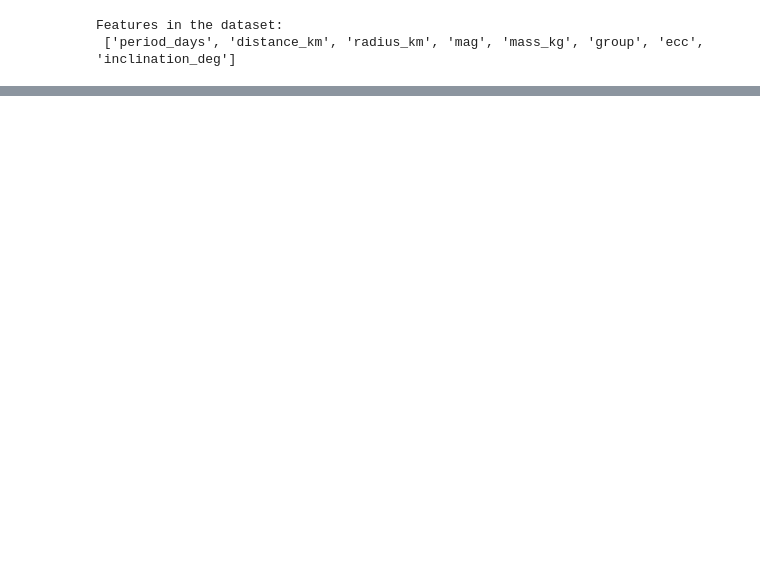
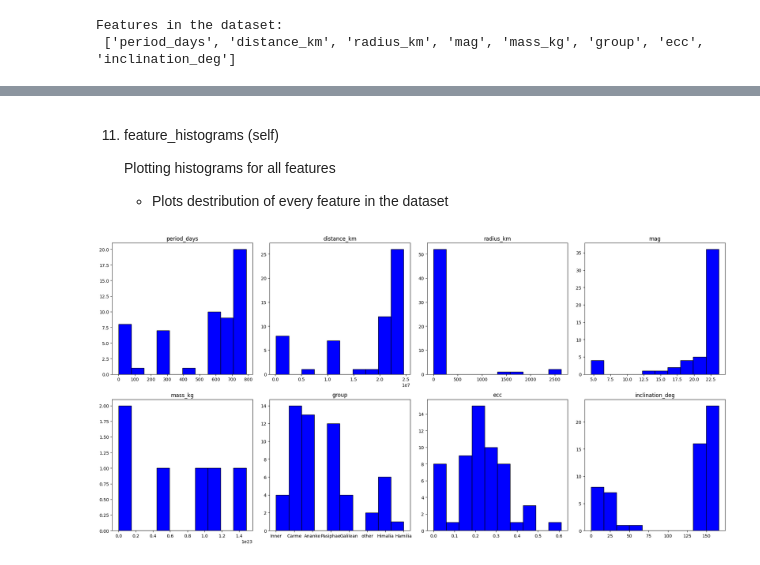
Before and after one commit to lt22412/jupiters_moons_project, a Jupyter notebook: jupiter_analysis.ipynb, the cells around one changed output, grey strips where cells are left out. Cells and saved outputs as stored; diff of their text form; code cells hidden in the pictures; blank space fills up the shorter version.

```diff
--- a/jupiter_analysis.ipynb
+++ b/jupiter_analysis.ipynb
@@ -72,0 +194,9 @@ Features in the dataset:
+# %% [markdown]
+11. feature_histograms (self)
+
+    Plotting histograms for all features
+    - Plots destribution of every feature in the dataset
+# %%
+moons.feature_histograms()
+# %% [output]
+[figure, added]
```
Also changed, not shown: parts of 26 cells of this notebook, 2 other files.
